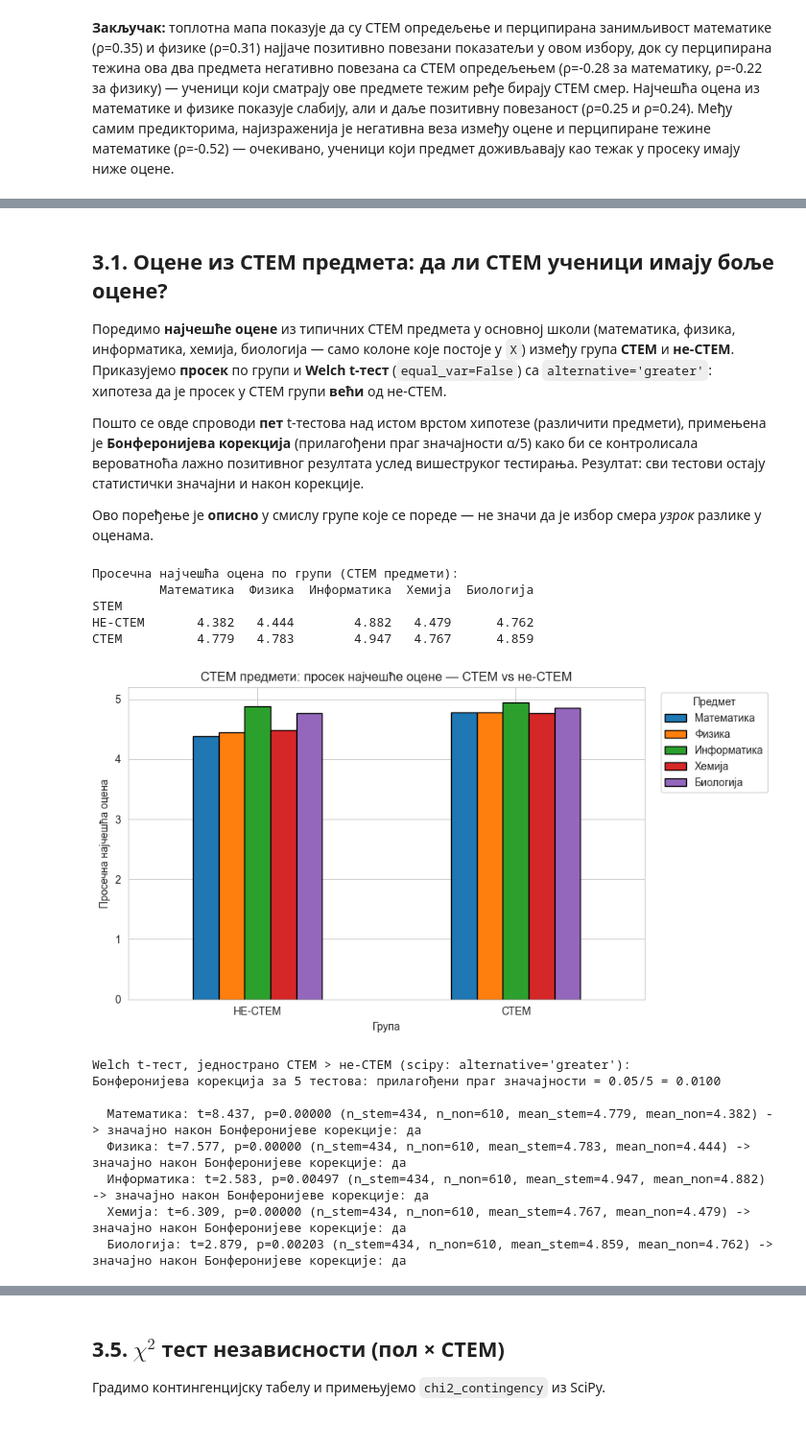
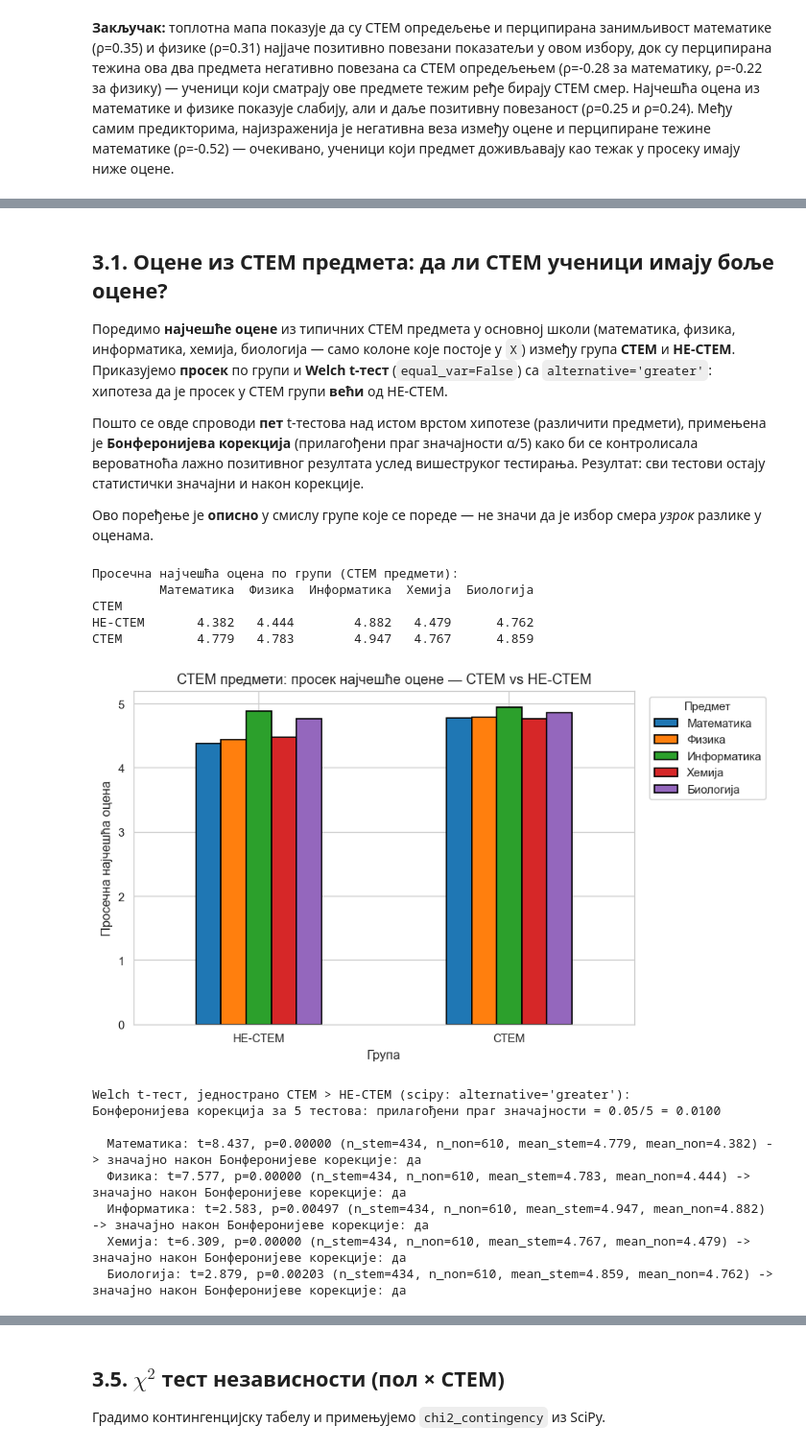
Before and after one commit to tdjokovic/stem_factors, a Jupyter notebook: stem_factors.ipynb, the cells around one changed output, grey strips where cells are left out. Shown at 96% size. Drawn from its saved outputs; the diff is of its cells as text; code cells hidden in the pictures.

```diff
--- a/stem_factors.ipynb
+++ b/stem_factors.ipynb
@@ -28,6 +28,22 @@ import seaborn as sns
 from scipy.stats import ttest_ind, chi2_contingency
 
 sns.set_style("whitegrid")
+
+# Уједначен изглед графика. Величине слова су подешене тако да, при убацивању
+# слике ширине ~6,3 инча у рад, текст на графику испадне нешто мањи од основног
+# текста (11 pt) — како је тражено у прегледу рада.
+plt.rcParams.update({
+    "figure.figsize": (7, 4.5),
+    "figure.dpi": 120,
+    "savefig.dpi": 200,
+    "font.size": 10,
+    "axes.titlesize": 11,
+    "axes.labelsize": 10,
+    "xtick.labelsize": 9,
+    "ytick.labelsize": 9,
+    "legend.fontsize": 9,
+    "legend.title_fontsize": 9,
+})
 # %%
 df = pd.read_excel("STEM.xlsx")
 
@@ -292,12 +308,12 @@ stem_smerovi = [
 ]
 
 # Колона СТЕМ: 1 = смер из листе изнад, 0 = остали смерави; NaN у Смер: третирамо као 0
-df['STEM'] = df['Смер:'].apply(lambda x: 1 if pd.notna(x) and x in stem_smerovi else 0)
+df['СТЕМ'] = df['Смер:'].apply(lambda x: 1 if pd.notna(x) and x in stem_smerovi else 0)
 
 print('Апсолутне фреквенције:')
-print(df['STEM'].value_counts().sort_index())
+print(df['СТЕМ'].value_counts().sort_index())
 print('\nУдео (нормализовано):')
-print(df['STEM'].value_counts(normalize=True).round(4))
+print(df['СТЕМ'].value_counts(normalize=True).round(4))
 
 # Унапред упозорење ако у подацима има вредности смера које нису у листи (провера конзистентности)
 sve_smerove = df['Смер:'].dropna().unique()
@@ -514,7 +543,7 @@ plt.show()
 # %% [markdown]
 ## 3.1. Оцене из СТЕМ предмета: да ли СТЕМ ученици имају боље оцене?
 
-Поредимо **најчешће оцене** из типичних СТЕМ предмета у основној школи (математика, физика, информатика, хемија, биологија — само колоне које постоје у `X`) између група **СТЕМ** и **не-СТЕМ**. Приказујемо **просек** по групи и **Welch t-тест** (`equal_var=False`) са `alternative='greater'`: хипотеза да је просек у СТЕМ групи **већи** од не-СТЕМ.
+Поредимо **најчешће оцене** из типичних СТЕМ предмета у основној школи (математика, физика, информатика, хемија, биологија — само колоне које постоје у `X`) између група **СТЕМ** и **НЕ-СТЕМ**. Приказујемо **просек** по групи и **Welch t-тест** (`equal_var=False`) са `alternative='greater'`: хипотеза да је просек у СТЕМ групи **већи** од НЕ-СТЕМ.
 
 Пошто се овде спроводи **пет** t-тестова над истом врстом хипотезе (различити предмети), примењена је **Бонферонијева корекција** (прилагођени праг значајности α/5) како би се контролисала вероватноћа лажно позитивног резултата услед вишеструког тестирања. Резултат: сви тестови остају статистички значајни и након корекције.
 
@@ -530,7 +559,7 @@ STEM_PREDMET_OCENE = [
 stem_grade_cols = [c for c in STEM_PREDMET_OCENE if c in X.columns]
 
 means_stem_pred = (
-    X.groupby('STEM')[stem_grade_cols]
+    X.groupby('СТЕМ')[stem_grade_cols]
     .mean()
     .round(3)
     .rename(index=lambda k: STEM_LABELS.get(k, k))
@@ -540,41 +569,41 @@ means_stem_pred.columns = [
 ]
 print('Просечна најчешћа оцена по групи (СТЕМ предмети):')
 print(means_stem_pred)
 
 plot_stem = means_stem_pred.copy()
-ax = plot_stem.plot(kind='bar', rot=0, figsize=(9, 5), edgecolor='black')
+ax = plot_stem.plot(kind='bar', rot=0, figsize=(7.5, 4.5), edgecolor='black')
 plt.ylabel('Просечна најчешћа оцена')
 plt.xlabel('Група')
-plt.title('СТЕМ предмети: просек најчешће оцене — СТЕМ vs не-СТЕМ')
+plt.title('СТЕМ предмети: просек најчешће оцене — СТЕМ vs НЕ-СТЕМ')
 plt.legend(title='Предмет', bbox_to_anchor=(1.02, 1), loc='upper left')
 plt.tight_layout()
 plt.show()
 
 ALPHA = 0.05
 m = len(stem_grade_cols)
 alpha_bonferroni = ALPHA / m
 
-print("Welch t-тест, једнострано СТЕМ > не-СТЕМ (scipy: alternative='greater'):")
+print("Welch t-тест, једнострано СТЕМ > НЕ-СТЕМ (scipy: alternative='greater'):")
 print(f"Бонферонијева корекција за {m} тестова: прилагођени праг значајности = {ALPHA}/{m} = {alpha_bonferroni:.4f}\n")
 for col in stem_grade_cols:
-    a = pd.to_numeric(X.loc[X['STEM'] == 1, col], errors='coerce').dropna()
-    b = pd.to_numeric(X.loc[X['STEM'] == 0, col], errors='coerce').dropna()
+    a = pd.to_numeric(X.loc[X['СТЕМ'] == 1, col], errors='coerce').dropna()
+    b = pd.to_numeric(X.loc[X['СТЕМ'] == 0, col], errors='coerce').dropna()
     res = ttest_ind(a, b, equal_var=False, alternative='greater')
     predmet = col.replace('Најчешћа оцена [', '').replace(']', '')
     znacajno_bonferroni = 'да' if res.pvalue < alpha_bonferroni else 'не'
     print(
         f"  {predmet}: t={res.statistic:.3f}, p={res.pvalue:.5f} "
         f"(n_stem={len(a)}, n_non={len(b)}, mean_stem={a.mean():.3f}, mean_non={b.mean():.3f}) "
         f"-> значајно након Бонферонијеве корекције: {znacajno_bonferroni}"
     )
 # %% [output]
 Просечна најчешћа оцена по групи (СТЕМ предмети):
          Математика  Физика  Информатика  Хемија  Биологија
-STEM
+СТЕМ
 НЕ-СТЕМ       4.382   4.444        4.882   4.479      4.762
 СТЕМ          4.779   4.783        4.947   4.767      4.859
-[figure, old version]
+[figure, new version]
-Welch t-тест, једнострано СТЕМ > не-СТЕМ (scipy: alternative='greater'):
+Welch t-тест, једнострано СТЕМ > НЕ-СТЕМ (scipy: alternative='greater'):
 Бонферонијева корекција за 5 тестова: прилагођени праг значајности = 0.05/5 = 0.0100
 
   Математика: t=8.437, p=0.00000 (n_stem=434, n_non=610, mean_stem=4.779, mean_non=4.382) -> значајно након Бонферонијеве корекције: да
```
Also changed, not shown: parts of 102 cells of this notebook, 3 other files.
